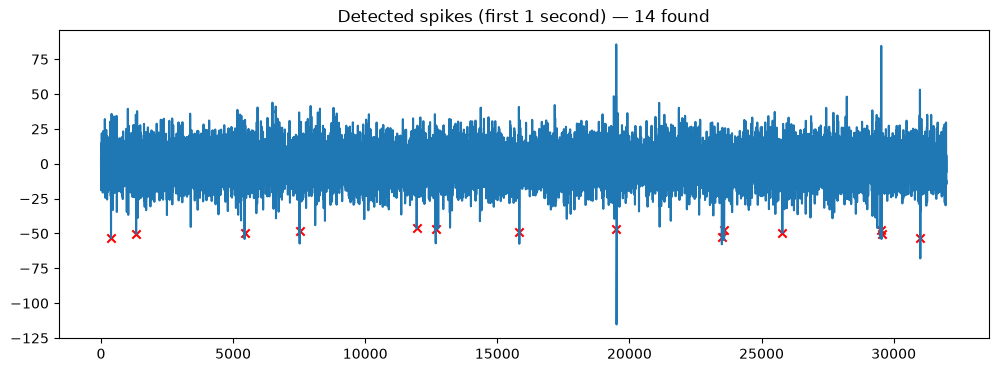
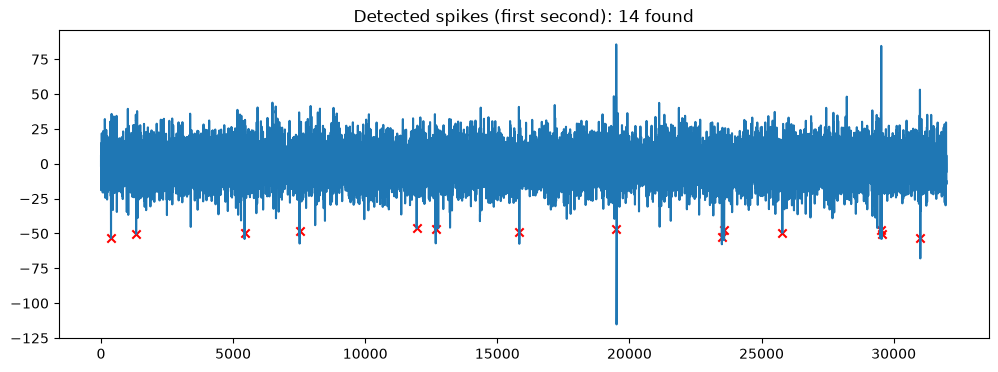
Code edit (unified diff) that turned the first committed figure into the second:
--- before
+++ after
@@ -21,4 +21,6 @@
 spikes_in_window = detected_spike_times[detected_spike_times < fs]
 plt.scatter(spikes_in_window, filtered_trace[spikes_in_window], color='red', marker='x')
-plt.title(f"Detected spikes (first 1 second) — {len(spikes_in_window)} found")
+plt.title(f"Detected spikes (first second): {len(spikes_in_window)} found")
+plt.savefig("../figures/detected_spikes.png")
+
 plt.show()

Commit: update figures